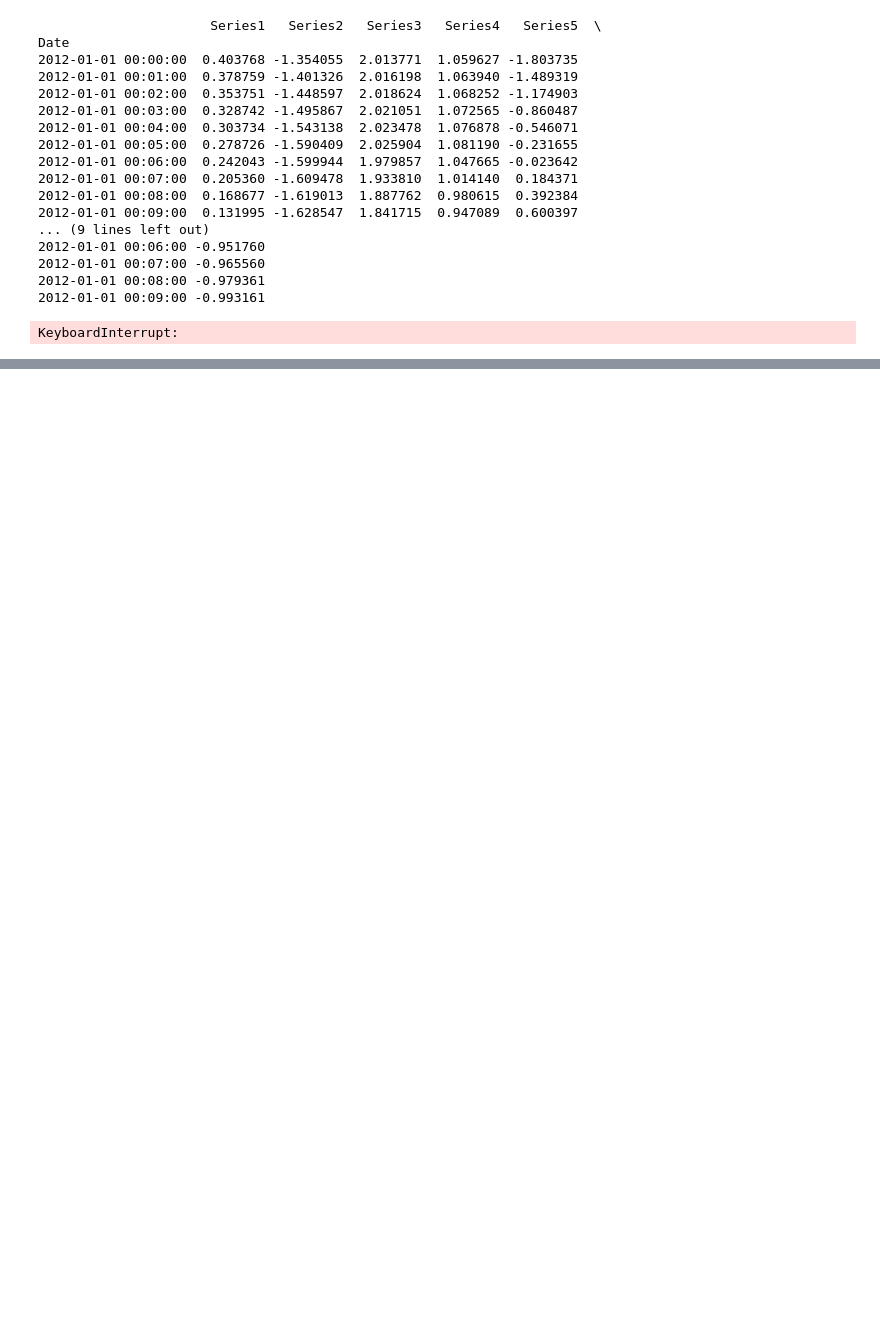
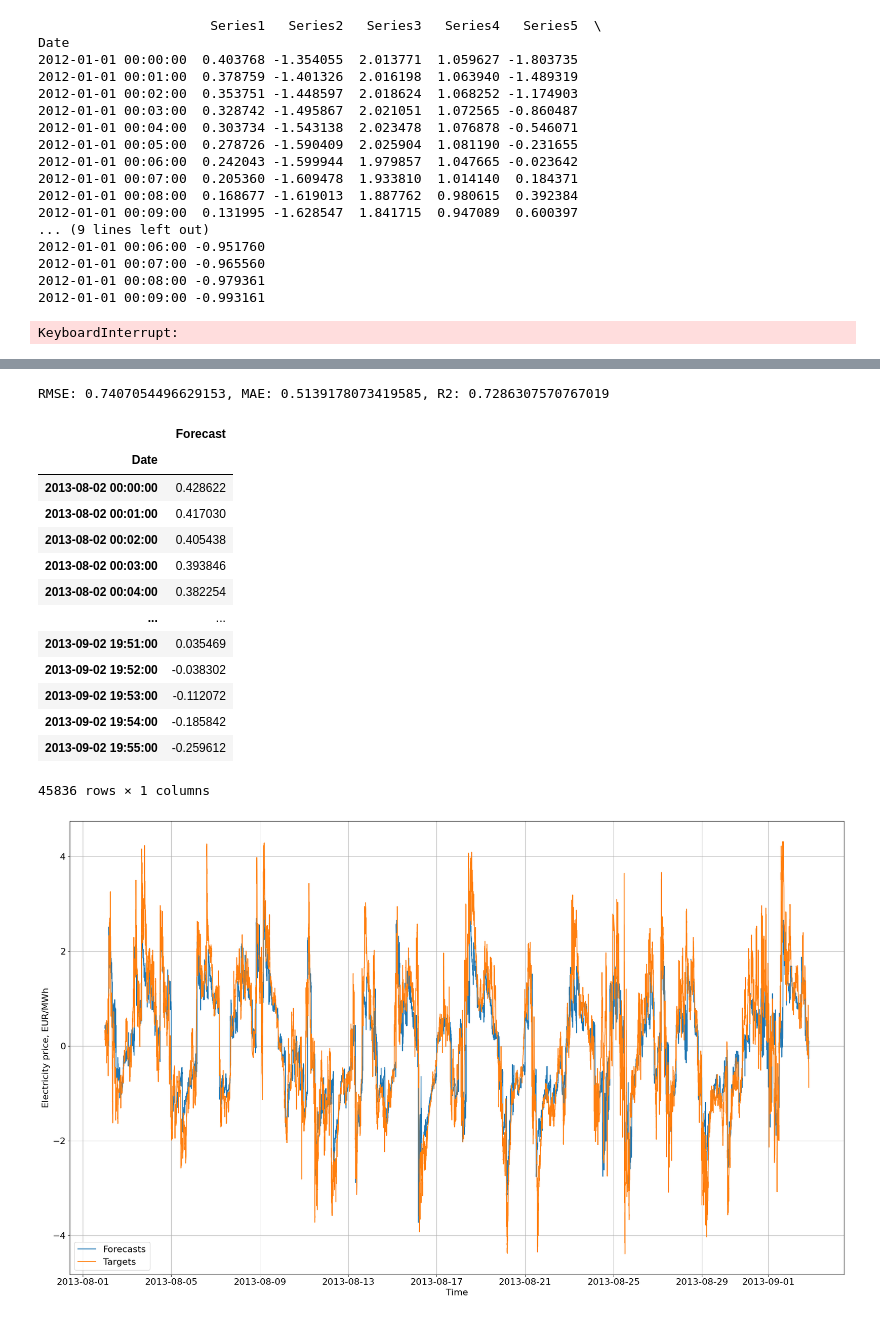
Before and after one commit to hackaton-time-series/ml, a Jupyter notebook: xgb_2.ipynb, the cells around one changed output, grey strips where cells are left out. Drawn from its saved outputs; the diff is of its cells as text; code cells hidden in the pictures; blank space fills up the shorter version.

```diff
--- a/xgb_2.ipynb
+++ b/xgb_2.ipynb
@@ -509,0 +566,19 @@ RMSE: 0.36148954249587684, MAE: 0.2967518664293357, R2: 0.542183494758824
+# %%
+apply_model(best_model2, df[(df.index >= "2013-08-02") & (df.index <= "2013-09-03")], "Series2")
+# %% [output]
+RMSE: 0.7407054496629153, MAE: 0.5139178073419585, R2: 0.7286307570767019
+|  | Forecast |
+| Date |  |
+| 2013-08-02 00:00:00 | 0.428622 |
+| 2013-08-02 00:01:00 | 0.417030 |
+| 2013-08-02 00:02:00 | 0.405438 |
+| 2013-08-02 00:03:00 | 0.393846 |
+| 2013-08-02 00:04:00 | 0.382254 |
+| ... | ... |
+| 2013-09-02 19:51:00 | 0.035469 |
+| 2013-09-02 19:52:00 | -0.038302 |
+| 2013-09-02 19:53:00 | -0.112072 |
+| 2013-09-02 19:54:00 | -0.185842 |
+| 2013-09-02 19:55:00 | -0.259612 |
+45836 rows × 1 columns
+[figure, added]
```
Also changed, not shown: parts of 5 cells of this notebook.
